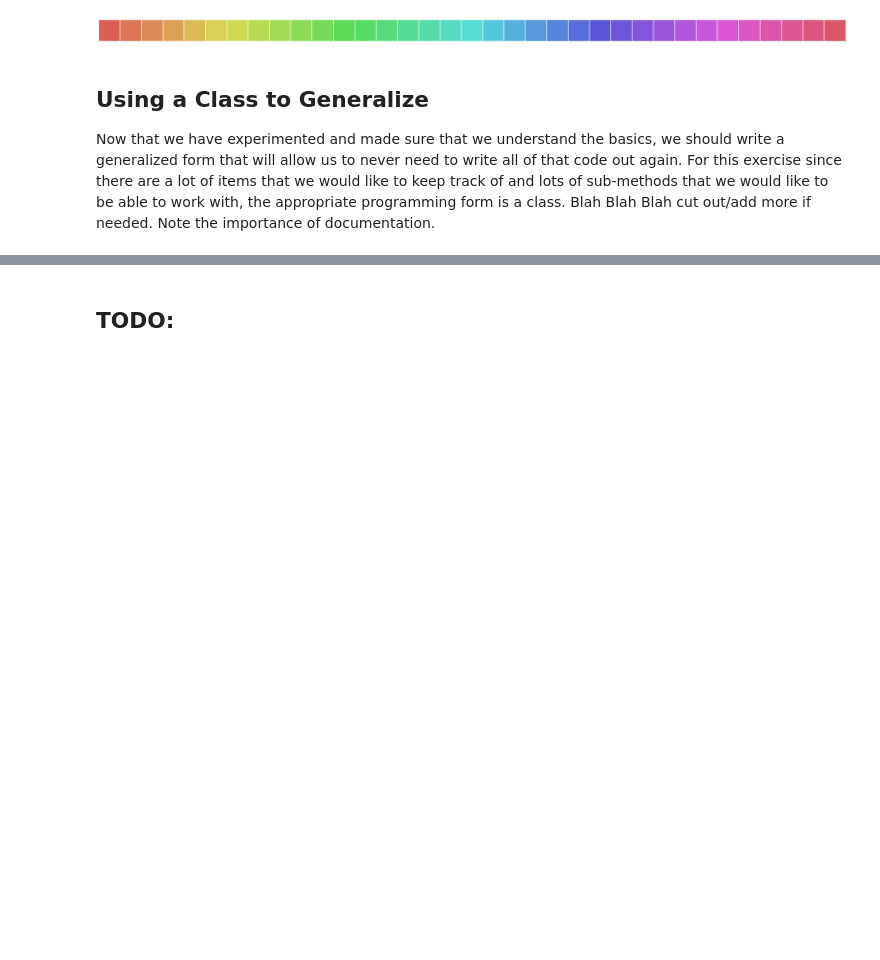
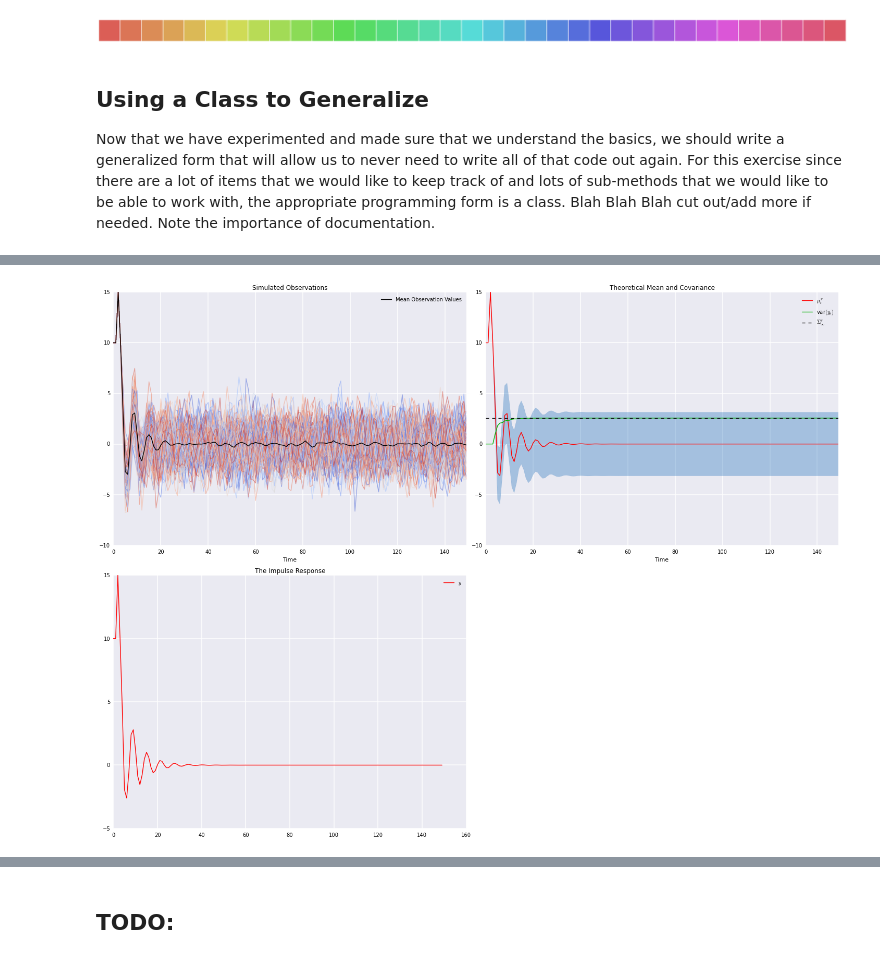
Before and after one commit to sternSargentRA/pyTM, a Jupyter notebook: python_programs/Examples.ipynb, the cells around one changed output, grey strips where cells are left out. Saved outputs shown, nothing was run; the diff lists cells and outputs as text; code cells hidden in the pictures; blank space fills up the shorter version.

```diff
--- a/python_programs/Examples.ipynb
+++ b/python_programs/Examples.ipynb
@@ -562,0 +634,4 @@ dimp = lss.impulse_resp()
+# %%
+lss.make_plots(which=["plot_sim", "plot_impulse", "plot_musig"])
+# %% [output]
+[figure, added]
```
Also changed, not shown: parts of 9 cells of this notebook.
